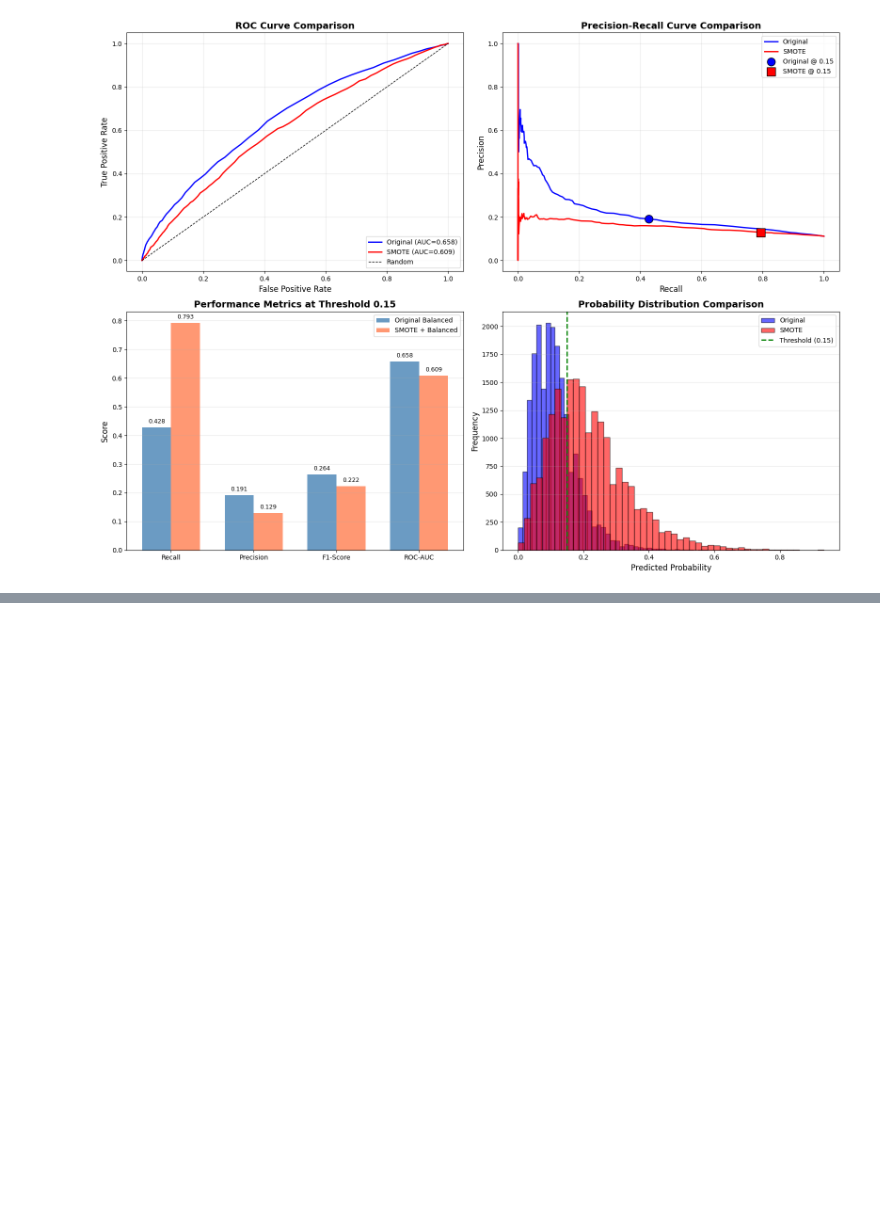
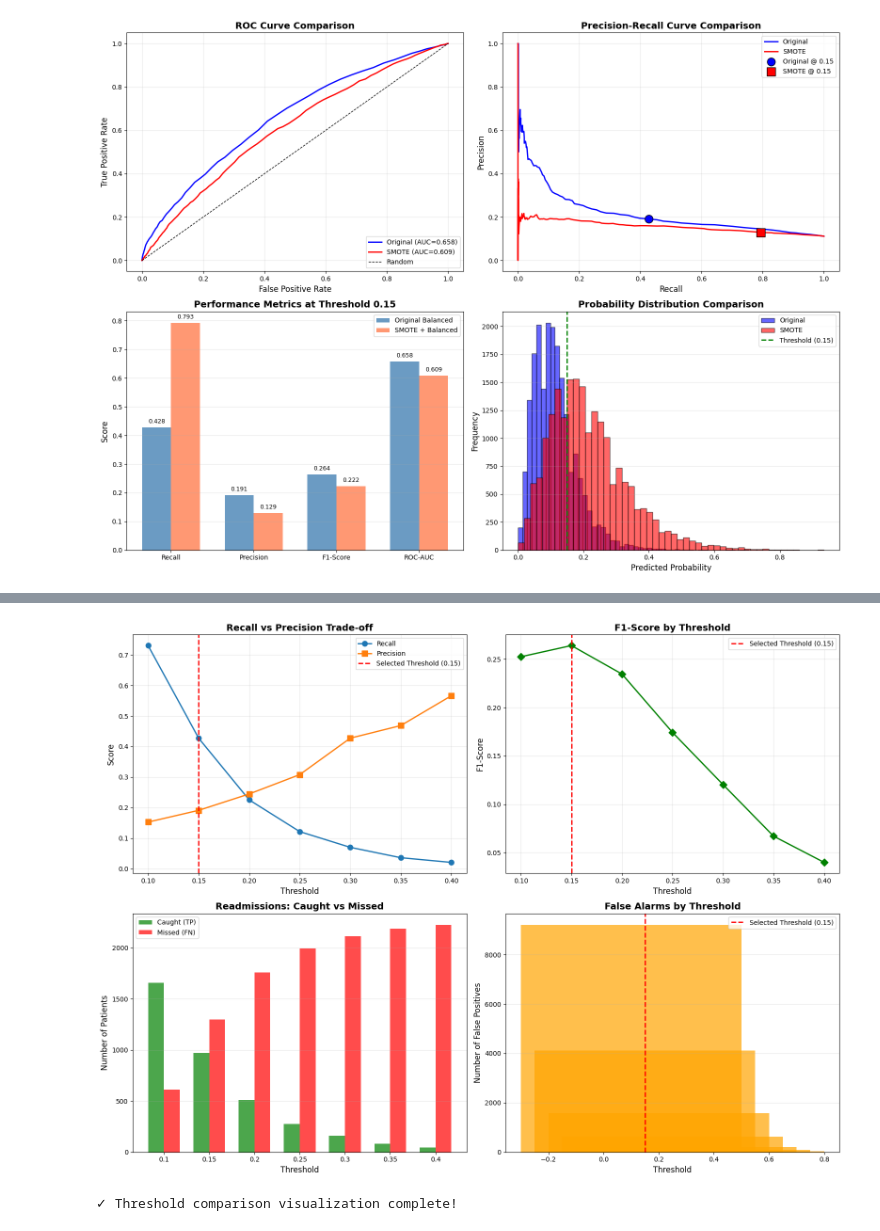
Before and after one commit to onchonga-programmer/patients-readmission, a Jupyter notebook: patient_readmission_cdss/notebooks/1_eda.ipynb, the cells around one changed output, grey strips where cells are left out. Cells and saved outputs as stored; diff of their text form; code cells hidden in the pictures; blank space fills up the shorter version.

```diff
--- a/patient_readmission_cdss/notebooks/1_eda.ipynb
+++ b/patient_readmission_cdss/notebooks/1_eda.ipynb
@@ -2530,0 +2729,59 @@ The visualizations reveal important differences:
+# %%
+# 5. Visualize Threshold Comparison
+import matplotlib.pyplot as plt
+import seaborn as sns
+
+fig, axes = plt.subplots(2, 2, figsize=(16, 12))
+
+# Plot 1: Recall vs Precision trade-off
+ax1 = axes[0, 0]
+ax1.plot(comparison_df['Threshold'], comparison_df['Recall'], marker='o', label='Recall', linewidth=2, markersize=8)
+ax1.plot(comparison_df['Threshold'], comparison_df['Precision'], marker='s', label='Precision', linewidth=2, markersize=8)
+ax1.axvline(x=0.15, color='red', linestyle='--', label='Selected Threshold (0.15)', linewidth=2)
+ax1.set_xlabel('Threshold', fontsize=12)
+ax1.set_ylabel('Score', fontsize=12)
+ax1.set_title('Recall vs Precision Trade-off', fontsize=14, fontweight='bold')
+ax1.legend(fontsize=10)
+ax1.grid(True, alpha=0.3)
+
+# Plot 2: F1-Score across thresholds
+ax2 = axes[0, 1]
+ax2.plot(comparison_df['Threshold'], comparison_df['F1'], marker='D', color='green', linewidth=2, markersize=8)
+ax2.axvline(x=0.15, color='red', linestyle='--', label='Selected Threshold (0.15)', linewidth=2)
+ax2.set_xlabel('Threshold', fontsize=12)
+ax2.set_ylabel('F1-Score', fontsize=12)
+ax2.set_title('F1-Score by Threshold', fontsize=14, fontweight='bold')
+ax2.legend(fontsize=10)
+ax2.grid(True, alpha=0.3)
+
+# Plot 3: Readmissions Caught vs Missed
+ax3 = axes[1, 0]
+x_pos = np.arange(len(comparison_df))
+width = 0.35
+ax3.bar(x_pos - width/2, comparison_df['Caught'], width, label='Caught (TP)', color='green', alpha=0.7)
+ax3.bar(x_pos + width/2, comparison_df['Missed'], width, label='Missed (FN)', color='red', alpha=0.7)
+ax3.set_xlabel('Threshold', fontsize=12)
+ax3.set_ylabel('Number of Patients', fontsize=12)
+ax3.set_title('Readmissions: Caught vs Missed', fontsize=14, fontweight='bold')
+ax3.set_xticks(x_pos)
+ax3.set_xticklabels(comparison_df['Threshold'])
+ax3.legend(fontsize=10)
+ax3.grid(True, alpha=0.3, axis='y')
+
+# Plot 4: False Positives by Threshold
+ax4 = axes[1, 1]
+ax4.bar(comparison_df['Threshold'], comparison_df['False_Alarms'], color='orange', alpha=0.7)
+ax4.axvline(x=0.15, color='red', linestyle='--', label='Selected Threshold (0.15)', linewidth=2)
+ax4.set_xlabel('Threshold', fontsize=12)
+ax4.set_ylabel('Number of False Positives', fontsize=12)
+ax4.set_title('False Alarms by Threshold', fontsize=14, fontweight='bold')
+ax4.legend(fontsize=10)
+ax4.grid(True, alpha=0.3, axis='y')
+
+plt.tight_layout()
+plt.show()
+
+print("\n✓ Threshold comparison visualization complete!")
+# %% [output]
+[figure, added]
+✓ Threshold comparison visualization complete!
```
Also changed, not shown: parts of 10 cells of this notebook.
